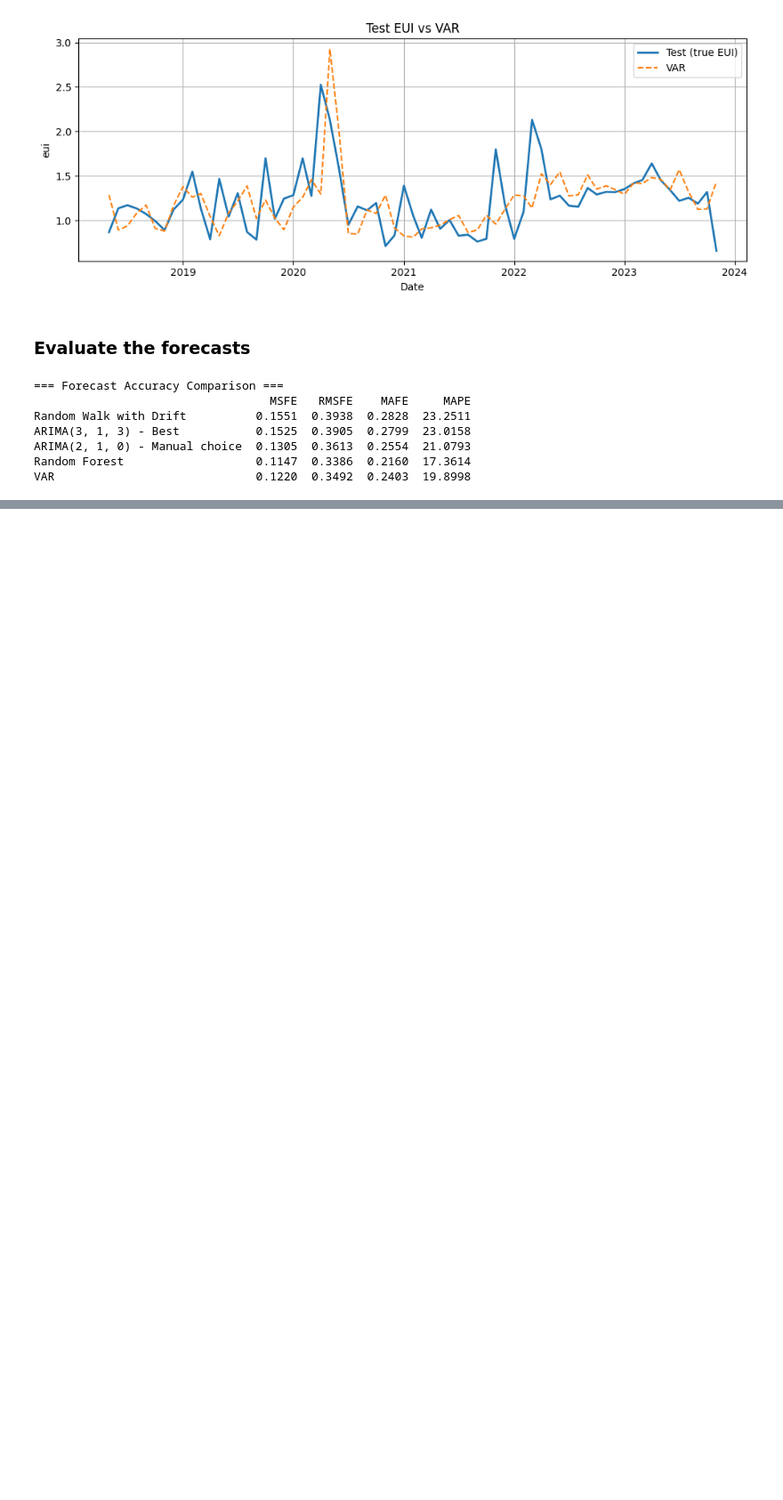
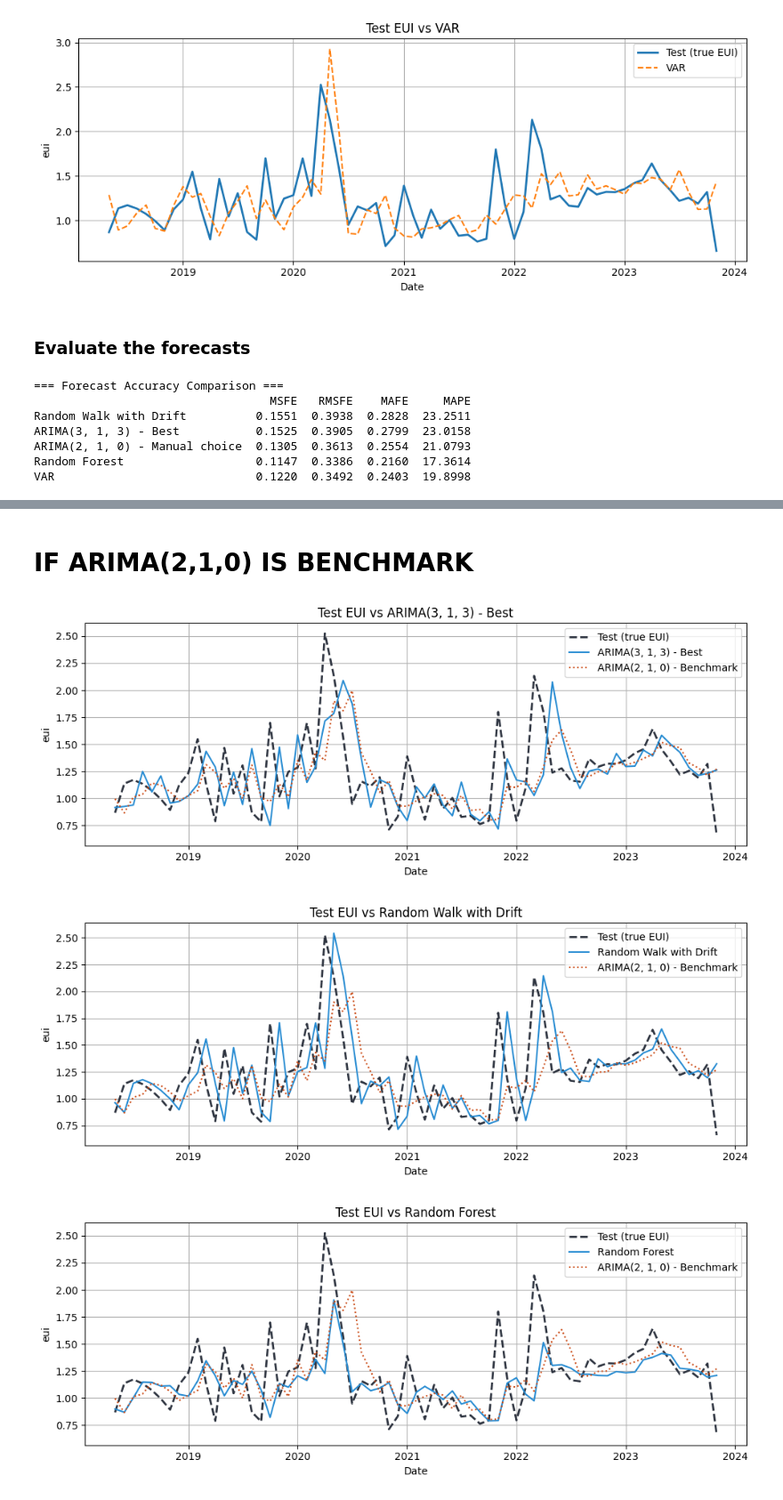
Before and after one commit to alessandro-macchi/bayesian_analysis, a Jupyter notebook: main_analysis.ipynb, the cells around one changed output, grey strips where cells are left out. Shown at 89% size. Cells and saved outputs as stored; diff of their text form; code cells hidden in the pictures; blank space fills up the shorter version.

```diff
--- a/main_analysis.ipynb
+++ b/main_analysis.ipynb
@@ -1206,0 +1357,74 @@ VAR                             0.1220  0.3492  0.2403  19.8998
+# %% [markdown]
+# IF ARIMA(2,1,0) IS BENCHMARK
+# %%
+# ---------------------------------------------------
+# Plots: true test EUI vs each model forecast (with ARIMA(2,1,0) as benchmark)
+# ---------------------------------------------------
+
+y_true_test = test_df["eui"]
+
+# Benchmark: ARIMA(2, 1, 0) — in levels
+arima_210_benchmark = np.exp(arima_210_forecast).reindex(y_true_test.index)
+
+# Other model forecasts (levels) to be compared against the benchmark
+forecast_dict = {
+    f"ARIMA{best_order} - Best": np.exp(arima_best_forecast).reindex(y_true_test.index),
+    "Random Walk with Drift": np.exp(rw_fcast).reindex(y_true_test.index),
+    "Random Forest": np.exp(rf_fcast_series).reindex(y_true_test.index),
+    "VAR": np.exp(var_log_eui_forecast).reindex(y_true_test.index),
+}
+
+# Colors
+COL_TRUE   = "#2E3440"  # dark grey/blue
+COL_MODEL  = "#268BD2"  # blue
+COL_BENCH  = "#CB4B16"  # orange (ARIMA(2,1,0) benchmark)
+
+for model_name, y_hat in forecast_dict.items():
+
+    # Drop missing
+    tmp = pd.concat(
+        [y_true_test, y_hat, arima_210_benchmark],
+        axis=1,
+        keys=["y_true", "y_hat", "bench"]
+    ).dropna()
+
+    fig, ax = plt.subplots(figsize=(10, 4))
+
+    # True test series
+    ax.plot(
+        tmp.index,
+        tmp["y_true"],
+        label="Test (true EUI)",
+        linewidth=2,
+        linestyle="--",
+        color=COL_TRUE,
+    )
+
+    # Model forecast
+    ax.plot(
+        tmp.index,
+        tmp["y_hat"],
+        label=model_name,
+        color=COL_MODEL,
+    )
+
+    # ARIMA(2,1,0) benchmark
+    ax.plot(
+        tmp.index,
+        tmp["bench"],
+        label="ARIMA(2, 1, 0) - Benchmark",
+        linestyle=":",
+        color=COL_BENCH,
+    )
+
+    ax.set_title(f"Test EUI vs {model_name}")
+    ax.set_xlabel("Date")
+    ax.set_ylabel("eui")
+    ax.legend()
+    ax.grid(True)
+    plt.tight_layout()
+    plt.show()
+# %% [output]
+[figure, added]
+[figure, added]
+[figure, added]
```
Also changed, not shown: parts of 14 cells of this notebook.
